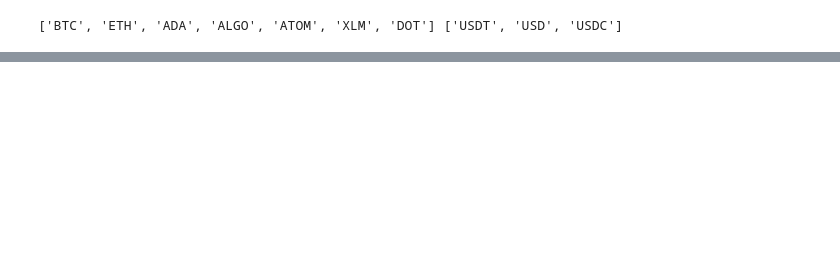
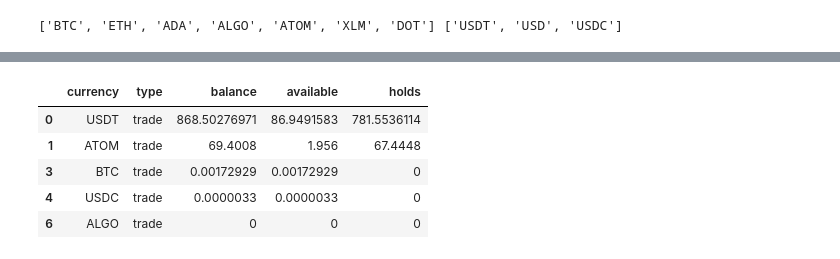
Before and after one commit to lukewbecker/algo-trading-training, a Jupyter notebook: kucoin_balance.ipynb, the cells around one changed output, grey strips where cells are left out. Cells and saved outputs as stored; diff of their text form; code cells hidden in the pictures; blank space fills up the shorter version.

```diff
--- a/kucoin_balance.ipynb
+++ b/kucoin_balance.ipynb
@@ -265,0 +270,10 @@ print(type(price_test))
+# %%
+test_account = trade_account
+test_account
+# %% [output]
+|  | currency | type | balance | available | holds |
+| 0 | USDT | trade | 868.50276971 | 86.9491583 | 781.5536114 |
+| 1 | ATOM | trade | 69.4008 | 1.956 | 67.4448 |
+| 3 | BTC | trade | 0.00172929 | 0.00172929 | 0 |
+| 4 | USDC | trade | 0.0000033 | 0.0000033 | 0 |
+| 6 | ALGO | trade | 0 | 0 | 0 |
```
Also changed, not shown: parts of 27 cells of this notebook.
